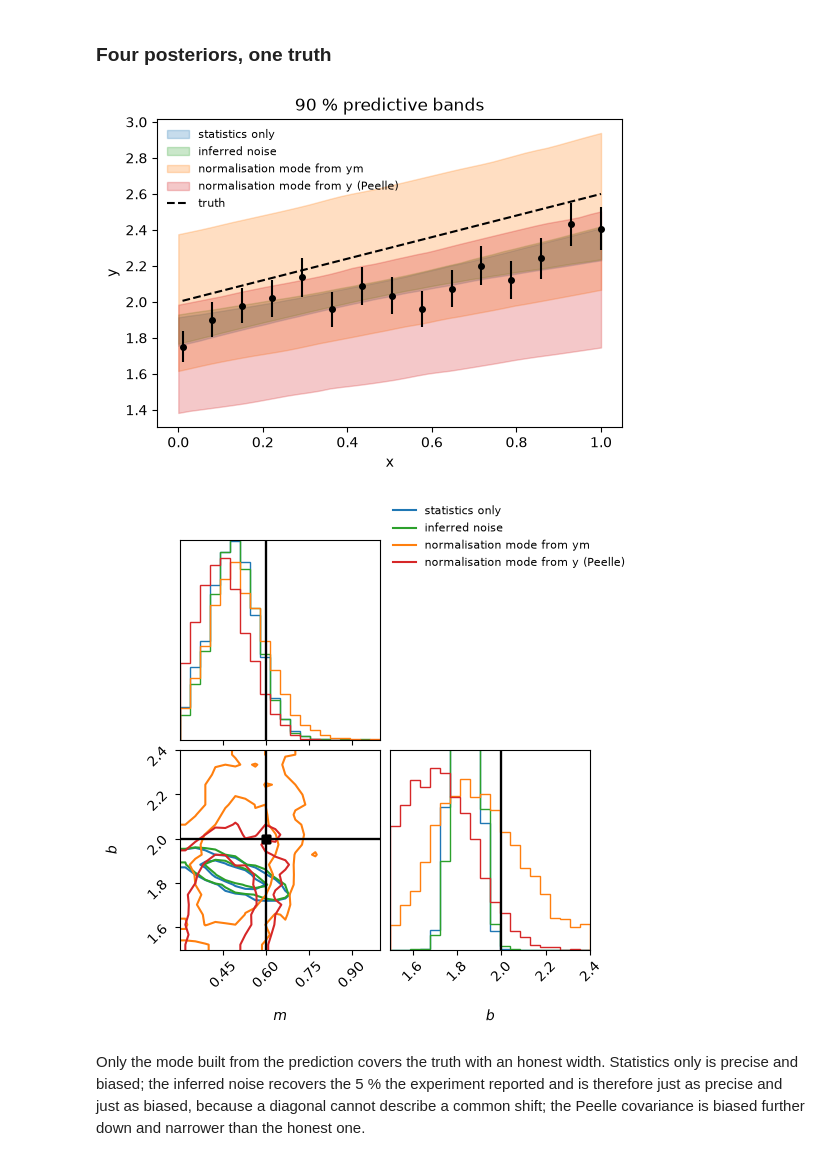
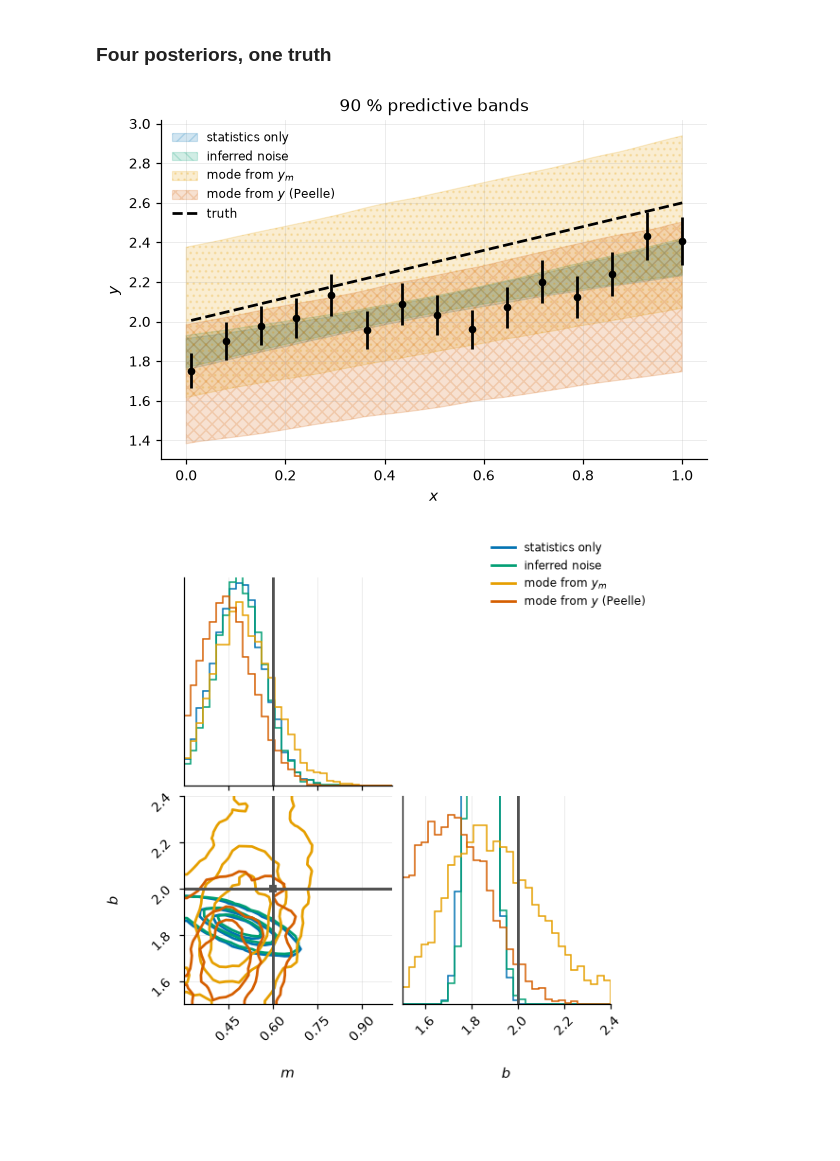
Before and after one commit to beykyle/rxmc, a Jupyter notebook: examples/error_models.ipynb, the cells around one changed output. Drawn from its saved outputs; the diff is of its cells as text; code cells hidden in the pictures; blank space fills up the shorter version.

```diff
--- a/examples/error_models.ipynb
+++ b/examples/error_models.ipynb
@@ -13,8 +16,11 @@ import corner
 import emcee
 import matplotlib.pyplot as plt
 import numpy as np
+import plotstyle
 from scipy import stats
 
 import rxmc as rx
 from rxmc import terms as T
+
+plotstyle.use()
 # %% [markdown]
@@ -67,10 +89,4 @@ rows through the model on a fine grid.  Both read columns by name.
 # %%
-m = rx.Parameter("m", prior=stats.norm(2.0, 2.0), latex="m")
-b = rx.Parameter("b", prior=stats.norm(5.0, 2.0), latex="b")
-line = rx.Model(lambda x, m, b: m * x + b, [m, b])
-x_fine = np.linspace(0.0, 1.0, 40)
-
-
 def fit(problem, seed, n_walkers=24, n_steps=1800):
     sampler = emcee.EnsembleSampler(n_walkers, problem.ndim, problem.log_posterior)
     sampler.random_state = np.random.RandomState(seed).get_state()
@@ -79,7 +95,7 @@ def fit(problem, seed, n_walkers=24, n_steps=1800):
 
 
 def band(problem, samples, levels=(5, 95)):
-    on_fine = line.bind(x_fine, {})
+    on_fine = line.bind(x_fine)
     cols = problem.columns(line.params)
     return rx.predictive.predictive_band(
         [on_fine(*s[cols]) for s in samples[::10]], levels=levels
@@ -91,9 +107,6 @@ def summary(problem, samples):
         f"{n} = {samples[:, i].mean():.3f} +/- {samples[:, i].std():.3f}"
         for i, n in enumerate(problem.names)
     )
-
-
-comp = rx.Comparison(data, line)
 # %% [markdown]
 ## 1. Reported statistics only
 
@@ -164,51 +184,51 @@ print(summary(p_wrong, s_wrong))
 m = 0.439 +/- 0.097  b = 1.680 +/- 0.184
 # %% [markdown]
 ### Four posteriors, one truth
+# %%
+runs = {
+    "statistics only": (p_stat, s_stat, plotstyle.COLOURS[0], plotstyle.HATCHES[0]),
+    "inferred noise": (p_noise, s_noise, plotstyle.COLOURS[2], plotstyle.HATCHES[1]),
+    "mode from $y_m$": (p_norm, s_norm, plotstyle.COLOURS[4], plotstyle.HATCHES[2]),
+    "mode from $y$ (Peelle)": (
+        p_wrong,
+        s_wrong,
+        plotstyle.COLOURS[1],
+        plotstyle.HATCHES[3],
+    ),
+}
+bands = {label: band(p, s) for label, (p, s, _, _) in runs.items()}
 # %%
-runs = {
-    "statistics only": (p_stat, s_stat, "C0"),
-    "inferred noise": (p_noise, s_noise, "C2"),
-    "normalisation mode from ym": (p_norm, s_norm, "C1"),
-    "normalisation mode from y (Peelle)": (p_wrong, s_wrong, "C3"),
-}
-fig, ax = plt.subplots(figsize=(6, 4))
-for label, (p, s, color) in runs.items():
-    lo, hi = band(p, s)
-    ax.fill_between(x_fine, lo, hi, color=color, alpha=0.25, label=label)
+fig, ax = plt.subplots()
+for label, (lo, hi) in bands.items():
+    _, _, colour, hatch = runs[label]
+    plotstyle.band(ax, x_fine, lo, hi, color=colour, hatch=hatch, label=label)
 ax.plot(x, y_true, "--", color="k", label="truth")
 ax.errorbar(data.x, data.y, data.y_err, fmt="o", color="k", ms=4)
-ax.set(xlabel="x", ylabel="y", title="90 % predictive bands")
-ax.legend(frameon=False, fontsize=8)
+ax.set(xlabel="$x$", ylabel="$y$", title="90 % predictive bands")
+ax.legend(fontsize=8)
 plt.show()
 # %% [output]
-[figure, old version]
+[figure, new version]
 # %%
 fig = None
-for label, (p, s, color) in runs.items():
+for label, (p, s, colour, _) in runs.items():
     fig = corner.corner(
         s[:, p.columns(line.params)],
         fig=fig,
-        color=color,
         labels=["$m$", "$b$"],
         truths=[truth["m"], truth["b"]],
-        truth_color="k",
-        plot_datapoints=False,
-        plot_density=False,
-        levels=(0.68, 0.95),
         range=[(0.3, 1.0), (1.5, 2.4)],
+        **plotstyle.corner_kwargs(
+            color=colour, fill_contours=False, plot_density=False, show_titles=False
+        ),
     )
 fig.legend(
-    handles=[plt.Line2D([], [], color=c, label=l) for l, (_, _, c) in runs.items()],
+    handles=[
+        plt.Line2D([], [], color=c, label=lab) for lab, (_, _, c, _) in runs.items()
+    ],
     loc="upper right",
-    frameon=False,
     fontsize=8,
 )
 plt.show()
 # %% [output]
-[figure, old version]
+[figure, new version]
-# %% [markdown]
-Only the mode built from the prediction covers the truth with an honest
-width.  Statistics only is precise and biased; the inferred noise recovers
-the 5 % the experiment reported and is therefore just as precise and just
-as biased, because a diagonal cannot describe a common shift; the Peelle
-covariance is biased further down and narrower than the honest one.
```
Also changed, not shown: parts of 22 cells of this notebook, 4 other files.
